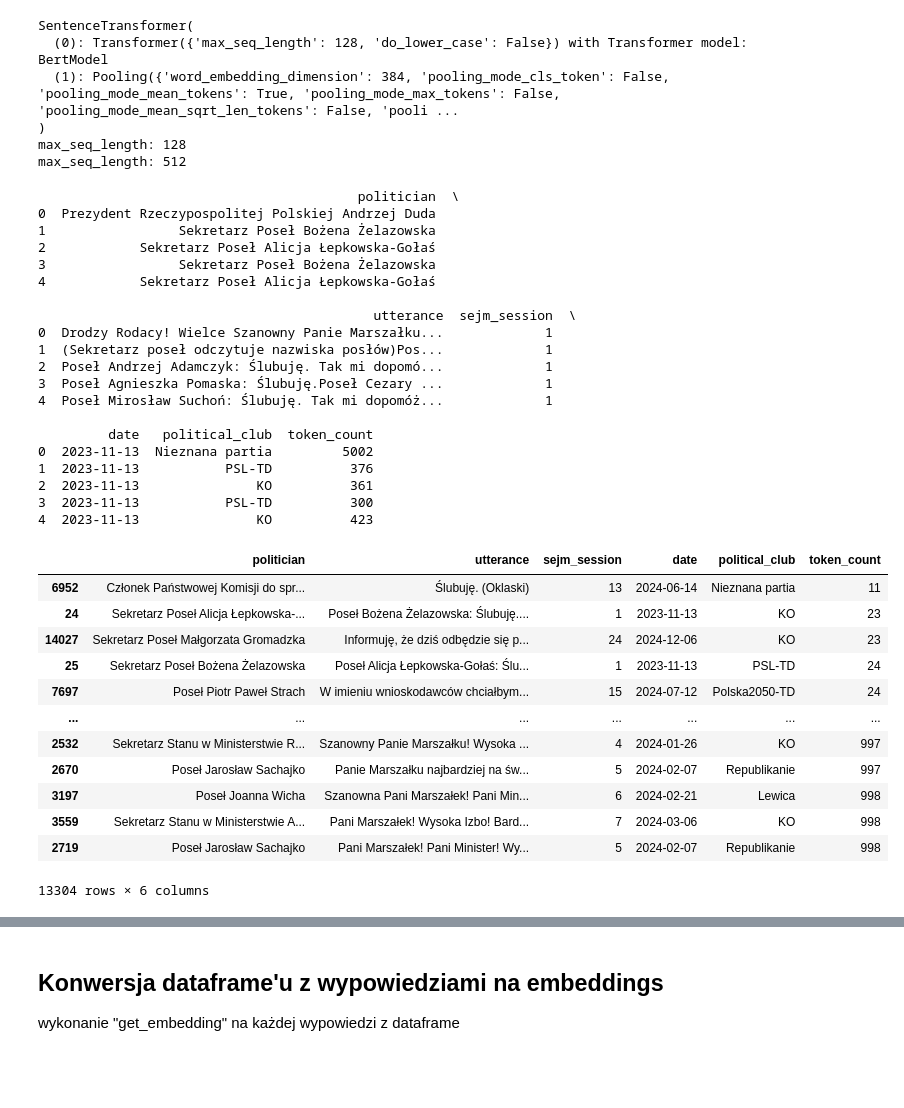
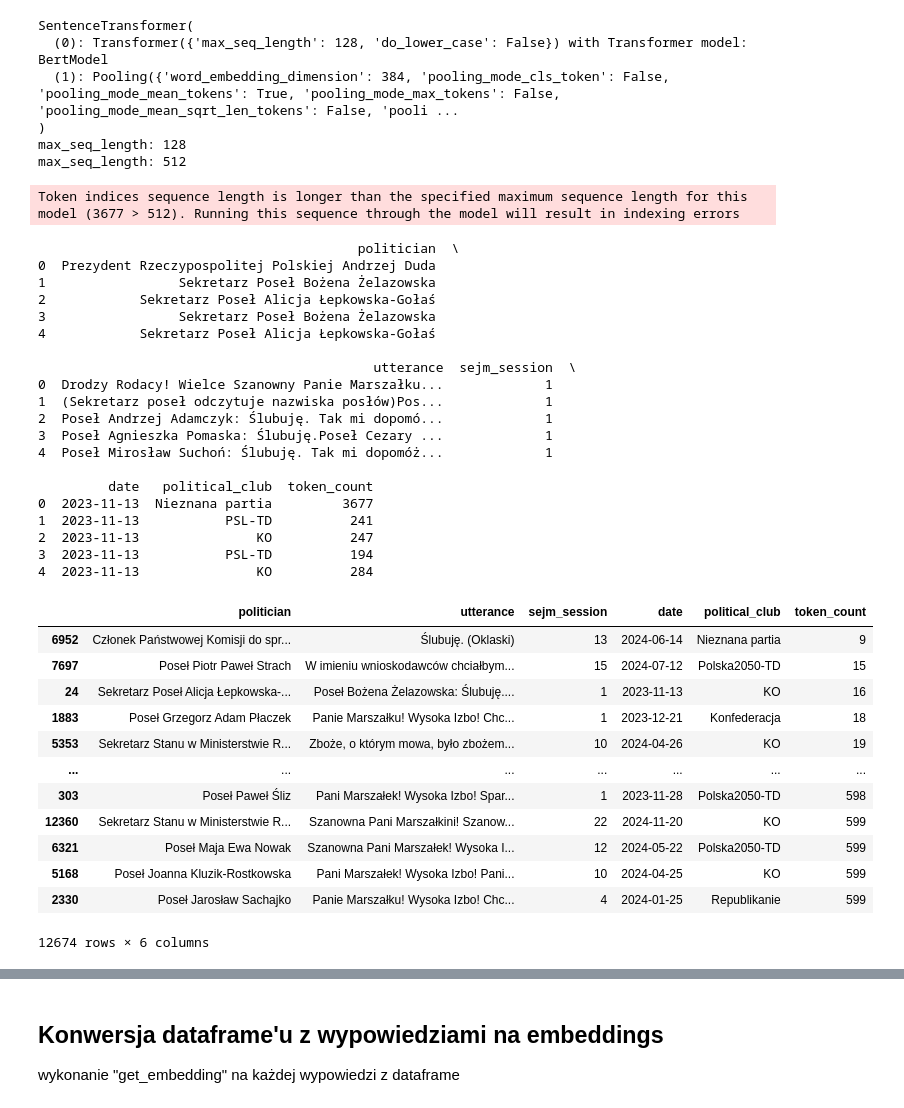
Before and after one commit to ogSikma/Political_compass, a Jupyter notebook: sejmGOVscraper-Copy1.ipynb, the cells around one changed output, grey strips where cells are left out. Saved outputs shown, nothing was run; the diff lists cells and outputs as text; code cells hidden in the pictures; blank space fills up the shorter version.

```diff
--- a/sejmGOVscraper-Copy1.ipynb
+++ b/sejmGOVscraper-Copy1.ipynb
@@ -162,0 +445,7 @@ Czas posiedzenia nr 27 o dacie 2025-01-24: 80.58 sekundy
+# %%
+from transformers import AutoTokenizer
+
+tokenizer = AutoTokenizer.from_pretrained("sentence-transformers/paraphrase-multilingual-MiniLM-L12-v2")
+
+def count_tokens(text):
+    return len(tokenizer.encode(text, truncation=False))
@@ -397,40 +711,41 @@ def count_tokens_in_csv(df):
 df_with_tokens = count_tokens_in_csv(dataset_filtered_politycy)
 print(df_with_tokens.head())
 # %% [output]
-                                         politician  \
-0  Prezydent Rzeczypospolitej Polskiej Andrzej Duda
-1                 Sekretarz Poseł Bożena Żelazowska
-2            Sekretarz Poseł Alicja Łepkowska-Gołaś
-3                 Sekretarz Poseł Bożena Żelazowska
-4            Sekretarz Poseł Alicja Łepkowska-Gołaś
-
-                                           utterance  sejm_session  \
-0  Drodzy Rodacy! Wielce Szanowny Panie Marszałku...             1
-1  (Sekretarz poseł odczytuje nazwiska posłów)Pos...             1
-2  Poseł Andrzej Adamczyk: Ślubuję. Tak mi dopomó...             1
-3  Poseł Agnieszka Pomaska: Ślubuję.Poseł Cezary ...             1
-4  Poseł Mirosław Suchoń: Ślubuję. Tak mi dopomóż...             1
-
-         date   political_club  token_count
-0  2023-11-13  Nieznana partia         5002
-1  2023-11-13           PSL-TD          376
-2  2023-11-13               KO          361
-3  2023-11-13           PSL-TD          300
-4  2023-11-13               KO          423
+Token indices sequence length is longer than the specified maximum sequence length for this model (3677 > 512). Running this sequence through the model will result in indexing errors
+                                         politician  \
+0  Prezydent Rzeczypospolitej Polskiej Andrzej Duda
+1                 Sekretarz Poseł Bożena Żelazowska
+2            Sekretarz Poseł Alicja Łepkowska-Gołaś
+3                 Sekretarz Poseł Bożena Żelazowska
+4            Sekretarz Poseł Alicja Łepkowska-Gołaś
+
+                                           utterance  sejm_session  \
+0  Drodzy Rodacy! Wielce Szanowny Panie Marszałku...             1
+1  (Sekretarz poseł odczytuje nazwiska posłów)Pos...             1
+2  Poseł Andrzej Adamczyk: Ślubuję. Tak mi dopomó...             1
+3  Poseł Agnieszka Pomaska: Ślubuję.Poseł Cezary ...             1
+4  Poseł Mirosław Suchoń: Ślubuję. Tak mi dopomóż...             1
+
+         date   political_club  token_count
+0  2023-11-13  Nieznana partia         3677
+1  2023-11-13           PSL-TD          241
+2  2023-11-13               KO          247
+3  2023-11-13           PSL-TD          194
+4  2023-11-13               KO          284
 # %%
-df_with_tokens[df_with_tokens["token_count"] < 1000].sort_values("token_count")
+df_with_tokens[df_with_tokens["token_count"] < 600].sort_values("token_count")
 # %% [output]
 |  | politician | utterance | sejm_session | date | political_club | token_count |
-| 6952 | Członek Państwowej Komisji do spr... | Ślubuję. (Oklaski) | 13 | 2024-06-14 | Nieznana partia | 11 |
-| 24 | Sekretarz Poseł Alicja Łepkowska-... | Poseł Bożena Żelazowska: Ślubuję.... | 1 | 2023-11-13 | KO | 23 |
-| 14027 | Sekretarz Poseł Małgorzata Gromadzka | Informuję, że dziś odbędzie się p... | 24 | 2024-12-06 | KO | 23 |
-| 25 | Sekretarz Poseł Bożena Żelazowska | Poseł Alicja Łepkowska-Gołaś: Ślu... | 1 | 2023-11-13 | PSL-TD | 24 |
-| 7697 | Poseł Piotr Paweł Strach | W imieniu wnioskodawców chciałbym... | 15 | 2024-07-12 | Polska2050-TD | 24 |
+| 6952 | Członek Państwowej Komisji do spr... | Ślubuję. (Oklaski) | 13 | 2024-06-14 | Nieznana partia | 9 |
+| 7697 | Poseł Piotr Paweł Strach | W imieniu wnioskodawców chciałbym... | 15 | 2024-07-12 | Polska2050-TD | 15 |
+| 24 | Sekretarz Poseł Alicja Łepkowska-... | Poseł Bożena Żelazowska: Ślubuję.... | 1 | 2023-11-13 | KO | 16 |
+| 1883 | Poseł Grzegorz Adam Płaczek | Panie Marszałku! Wysoka Izbo! Chc... | 1 | 2023-12-21 | Konfederacja | 18 |
+| 5353 | Sekretarz Stanu w Ministerstwie R... | Zboże, o którym mowa, było zbożem... | 10 | 2024-04-26 | KO | 19 |
 | ... | ... | ... | ... | ... | ... | ... |
-| 2532 | Sekretarz Stanu w Ministerstwie R... | Szanowny Panie Marszałku! Wysoka ... | 4 | 2024-01-26 | KO | 997 |
-| 2670 | Poseł Jarosław Sachajko | Panie Marszałku najbardziej na św... | 5 | 2024-02-07 | Republikanie | 997 |
-| 3197 | Poseł Joanna Wicha | Szanowna Pani Marszałek! Pani Min... | 6 | 2024-02-21 | Lewica | 998 |
-| 3559 | Sekretarz Stanu w Ministerstwie A... | Pani Marszałek! Wysoka Izbo! Bard... | 7 | 2024-03-06 | KO | 998 |
-| 2719 | Poseł Jarosław Sachajko | Pani Marszałek! Pani Minister! Wy... | 5 | 2024-02-07 | Republikanie | 998 |
+| 303 | Poseł Paweł Śliz | Pani Marszałek! Wysoka Izbo! Spar... | 1 | 2023-11-28 | Polska2050-TD | 598 |
+| 12360 | Sekretarz Stanu w Ministerstwie R... | Szanowna Pani Marszałkini! Szanow... | 22 | 2024-11-20 | KO | 599 |
+| 6321 | Poseł Maja Ewa Nowak | Szanowna Pani Marszałek! Wysoka I... | 12 | 2024-05-22 | Polska2050-TD | 599 |
+| 5168 | Poseł Joanna Kluzik-Rostkowska | Pani Marszałek! Wysoka Izbo! Pani... | 10 | 2024-04-25 | KO | 599 |
+| 2330 | Poseł Jarosław Sachajko | Panie Marszałku! Wysoka Izbo! Chc... | 4 | 2024-01-25 | Republikanie | 599 |
-13304 rows × 6 columns
+12674 rows × 6 columns
 # %%
```
Also changed, not shown: parts of 20 cells of this notebook, 2 other files.
